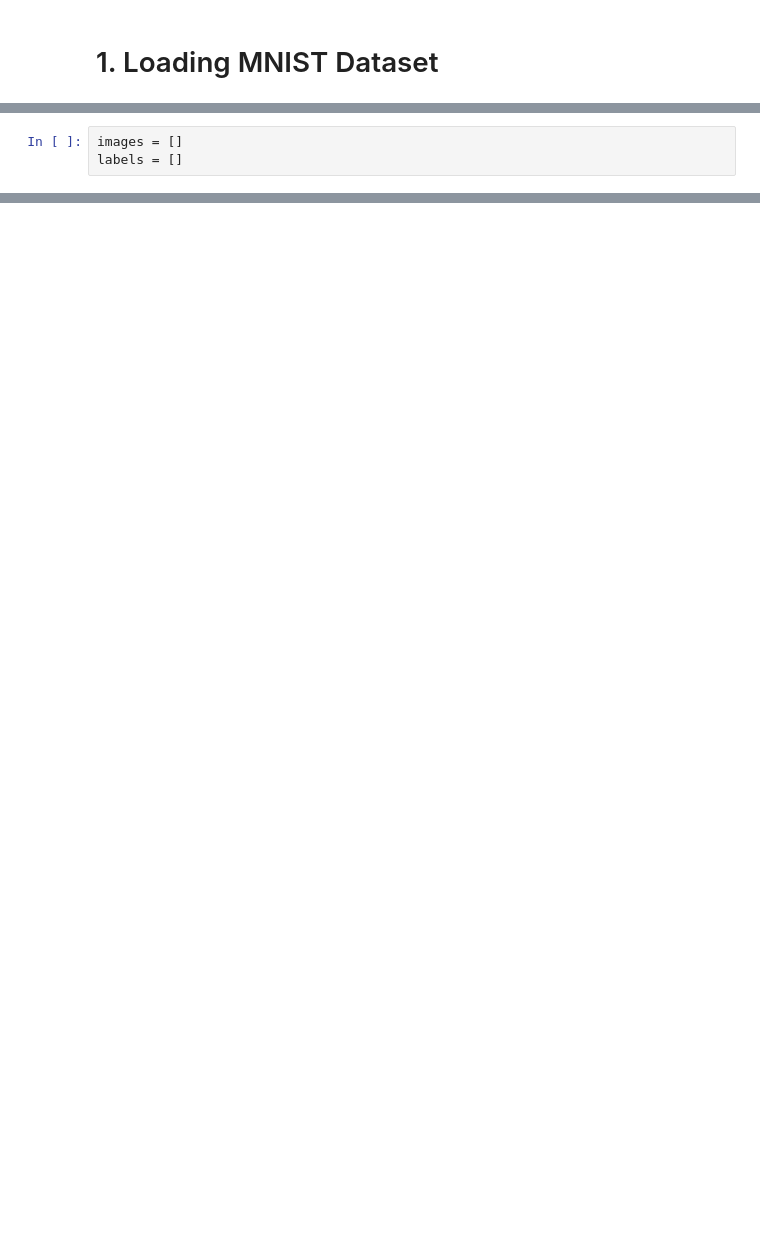
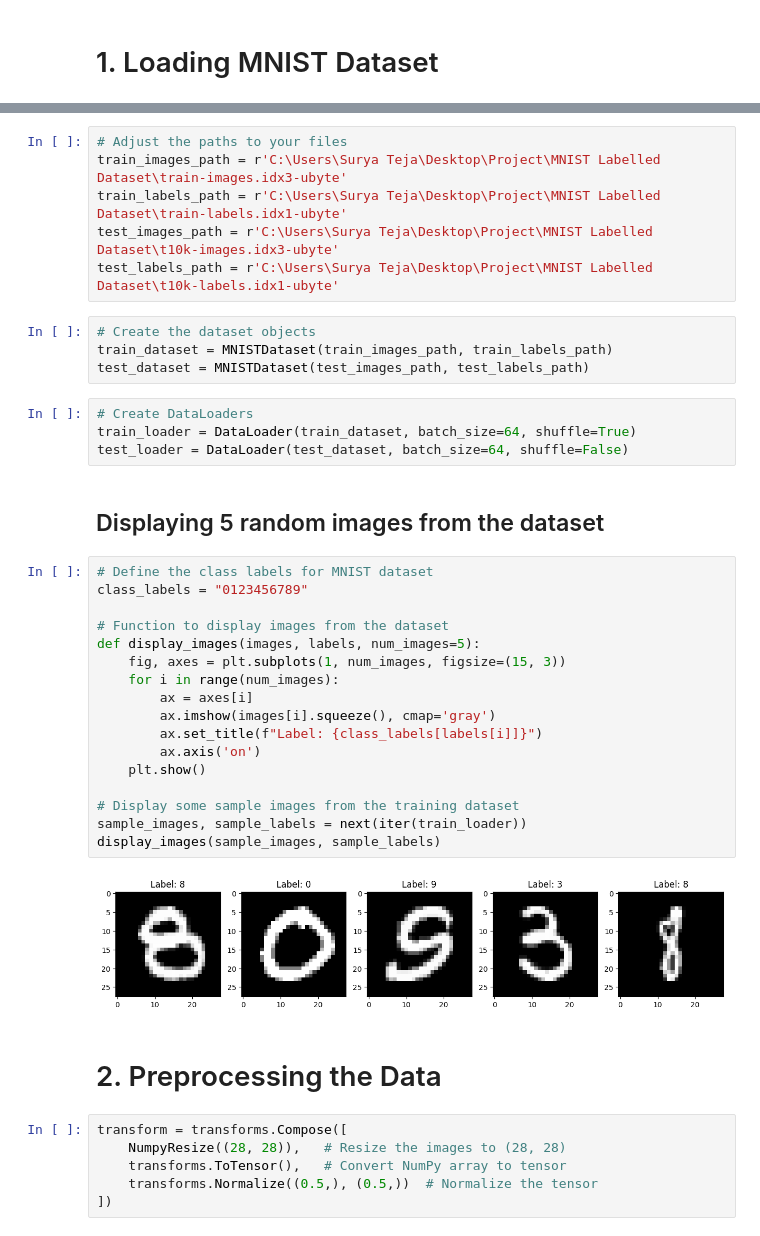
Before and after one commit to batchusuryateja/Handwritten-Digit-Recognition-with-LeNet5-Model-in-Pytorch, a Jupyter notebook: Hand Written Digit Recognition.ipynb, the cells around one changed output, grey strips where cells are left out. Cells and saved outputs as stored; diff of their text form; blank space fills up the shorter version.

```diff
--- a/Hand Written Digit Recognition.ipynb
+++ b/Hand Written Digit Recognition.ipynb
@@ -46,3 +2,0 @@ def preprocess_data(X_data, y_data):
-# %%
-images = []
-labels = []
@@ -69,0 +42,43 @@ plt.show()
+# %%
+# Adjust the paths to your files
+train_images_path = r'C:\Users\Surya Teja\Desktop\Project\MNIST Labelled Dataset\train-images.idx3-ubyte'
+train_labels_path = r'C:\Users\Surya Teja\Desktop\Project\MNIST Labelled Dataset\train-labels.idx1-ubyte'
+test_images_path = r'C:\Users\Surya Teja\Desktop\Project\MNIST Labelled Dataset\t10k-images.idx3-ubyte'
+test_labels_path = r'C:\Users\Surya Teja\Desktop\Project\MNIST Labelled Dataset\t10k-labels.idx1-ubyte'
+# %%
+# Create the dataset objects
+train_dataset = MNISTDataset(train_images_path, train_labels_path)
+test_dataset = MNISTDataset(test_images_path, test_labels_path)
+# %%
+# Create DataLoaders
+train_loader = DataLoader(train_dataset, batch_size=64, shuffle=True)
+test_loader = DataLoader(test_dataset, batch_size=64, shuffle=False)
+# %% [markdown]
+## Displaying 5 random images from the dataset
+# %%
+# Define the class labels for MNIST dataset
+class_labels = "0123456789"
+
+# Function to display images from the dataset
+def display_images(images, labels, num_images=5):
+    fig, axes = plt.subplots(1, num_images, figsize=(15, 3))
+    for i in range(num_images):
+        ax = axes[i]
+        ax.imshow(images[i].squeeze(), cmap='gray')
+        ax.set_title(f"Label: {class_labels[labels[i]]}")
+        ax.axis('on')
+    plt.show()
+
+# Display some sample images from the training dataset
+sample_images, sample_labels = next(iter(train_loader))
+display_images(sample_images, sample_labels)
+# %% [output]
+[figure, added]
+# %% [markdown]
+# 2. Preprocessing the Data
+# %%
+transform = transforms.Compose([
+    NumpyResize((28, 28)),   # Resize the images to (28, 28)
+    transforms.ToTensor(),   # Convert NumPy array to tensor
+    transforms.Normalize((0.5,), (0.5,))  # Normalize the tensor
+])
```
Also changed, not shown: parts of 41 cells of this notebook.
